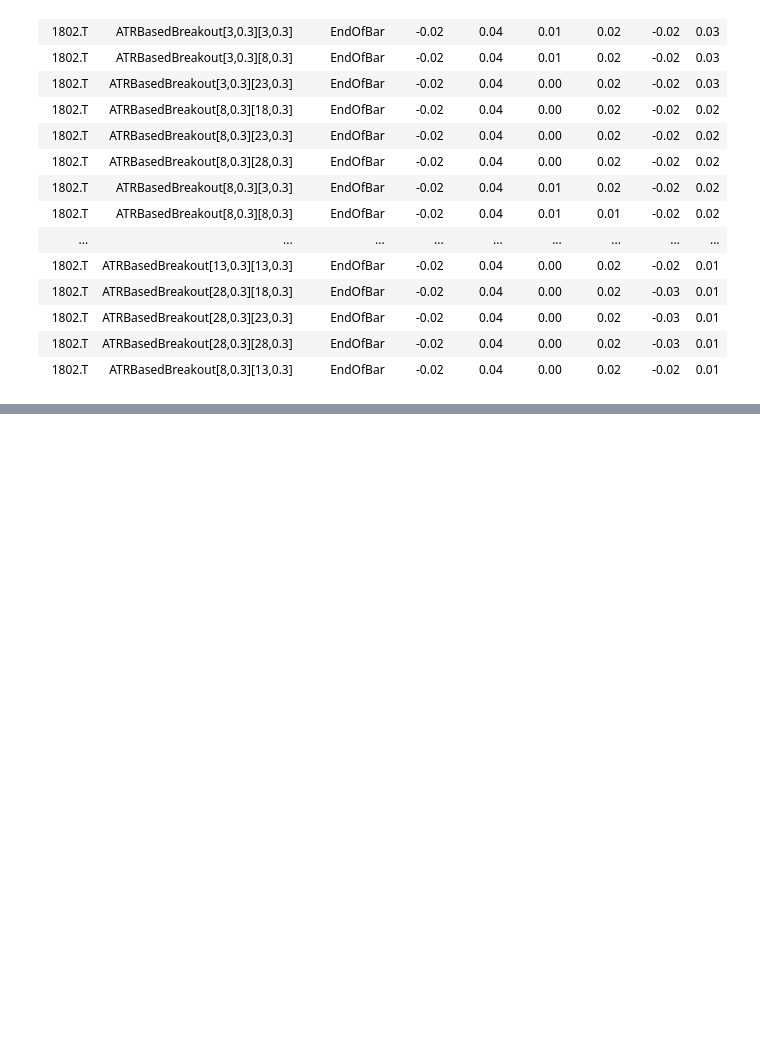
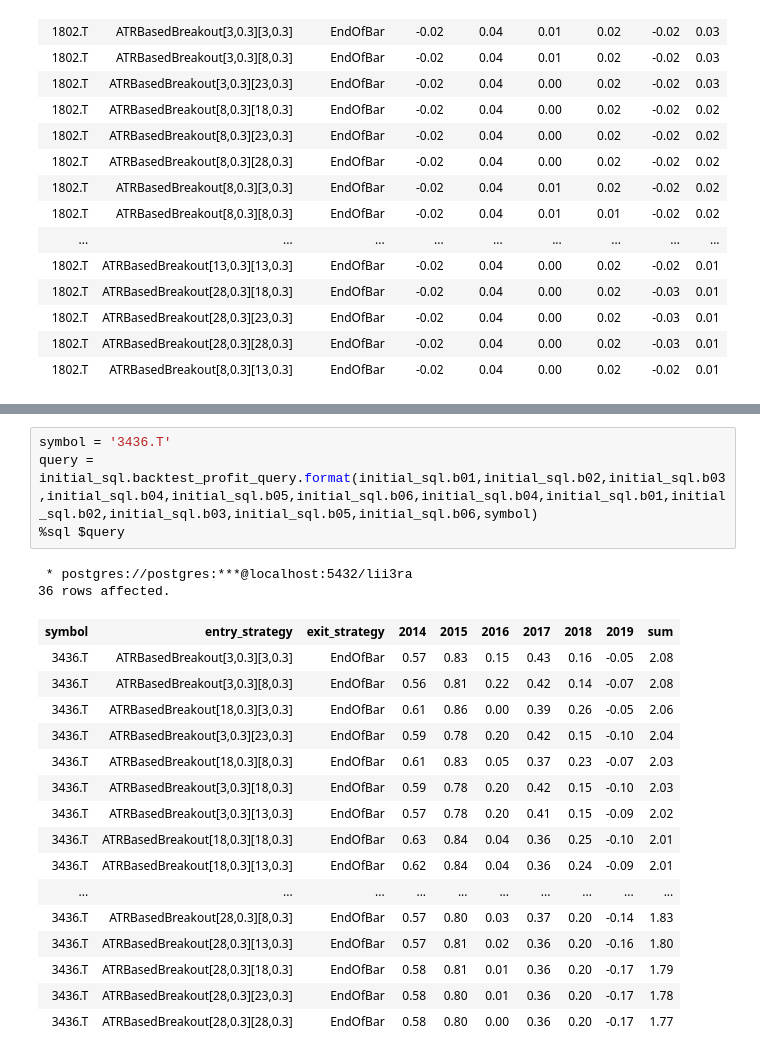
Before and after one commit to tranducquy/lii3ra, a Jupyter notebook: jupyter/ATRBasedBreakout_EndofBar/optimize_1619.ipynb, the cells around one changed output, grey strips where cells are left out. Cells and saved outputs as stored; diff of their text form; blank space fills up the shorter version.

```diff
--- a/jupyter/ATRBasedBreakout_EndofBar/optimize_1619.ipynb
+++ b/jupyter/ATRBasedBreakout_EndofBar/optimize_1619.ipynb
@@ -407,0 +441,23 @@ query = initial_sql.backtest_profit_monthry_query.format(initial_sql.b01m,initia
+# %%
+symbol = '3436.T'
+query = initial_sql.backtest_profit_query.format(initial_sql.b01,initial_sql.b02,initial_sql.b03,initial_sql.b04,initial_sql.b05,initial_sql.b06,initial_sql.b04,initial_sql.b01,initial_sql.b02,initial_sql.b03,initial_sql.b05,initial_sql.b06,symbol)
+%sql $query
+# %% [output]
+ * postgres://postgres:***@localhost:5432/lii3ra
+36 rows affected.
+| symbol | entry_strategy | exit_strategy | 2014 | 2015 | 2016 | 2017 | 2018 | 2019 | sum |
+| 3436.T | ATRBasedBreakout[3,0.3][3,0.3] | EndOfBar | 0.57 | 0.83 | 0.15 | 0.43 | 0.16 | -0.05 | 2.08 |
+| 3436.T | ATRBasedBreakout[3,0.3][8,0.3] | EndOfBar | 0.56 | 0.81 | 0.22 | 0.42 | 0.14 | -0.07 | 2.08 |
+| 3436.T | ATRBasedBreakout[18,0.3][3,0.3] | EndOfBar | 0.61 | 0.86 | 0.00 | 0.39 | 0.26 | -0.05 | 2.06 |
+| 3436.T | ATRBasedBreakout[3,0.3][23,0.3] | EndOfBar | 0.59 | 0.78 | 0.20 | 0.42 | 0.15 | -0.10 | 2.04 |
+| 3436.T | ATRBasedBreakout[18,0.3][8,0.3] | EndOfBar | 0.61 | 0.83 | 0.05 | 0.37 | 0.23 | -0.07 | 2.03 |
+| 3436.T | ATRBasedBreakout[3,0.3][18,0.3] | EndOfBar | 0.59 | 0.78 | 0.20 | 0.42 | 0.15 | -0.10 | 2.03 |
+| 3436.T | ATRBasedBreakout[3,0.3][13,0.3] | EndOfBar | 0.57 | 0.78 | 0.20 | 0.41 | 0.15 | -0.09 | 2.02 |
+| 3436.T | ATRBasedBreakout[18,0.3][18,0.3] | EndOfBar | 0.63 | 0.84 | 0.04 | 0.36 | 0.25 | -0.10 | 2.01 |
+| 3436.T | ATRBasedBreakout[18,0.3][13,0.3] | EndOfBar | 0.62 | 0.84 | 0.04 | 0.36 | 0.24 | -0.09 | 2.01 |
+| ... | ... | ... | ... | ... | ... | ... | ... | ... | ... |
+| 3436.T | ATRBasedBreakout[28,0.3][8,0.3] | EndOfBar | 0.57 | 0.80 | 0.03 | 0.37 | 0.20 | -0.14 | 1.83 |
+| 3436.T | ATRBasedBreakout[28,0.3][13,0.3] | EndOfBar | 0.57 | 0.81 | 0.02 | 0.36 | 0.20 | -0.16 | 1.80 |
+| 3436.T | ATRBasedBreakout[28,0.3][18,0.3] | EndOfBar | 0.58 | 0.81 | 0.01 | 0.36 | 0.20 | -0.17 | 1.79 |
+| 3436.T | ATRBasedBreakout[28,0.3][23,0.3] | EndOfBar | 0.58 | 0.80 | 0.01 | 0.36 | 0.20 | -0.17 | 1.78 |
+| 3436.T | ATRBasedBreakout[28,0.3][28,0.3] | EndOfBar | 0.58 | 0.80 | 0.00 | 0.36 | 0.20 | -0.17 | 1.77 |
```
Also changed, not shown: parts of 29 cells of this notebook, 8 other files.
